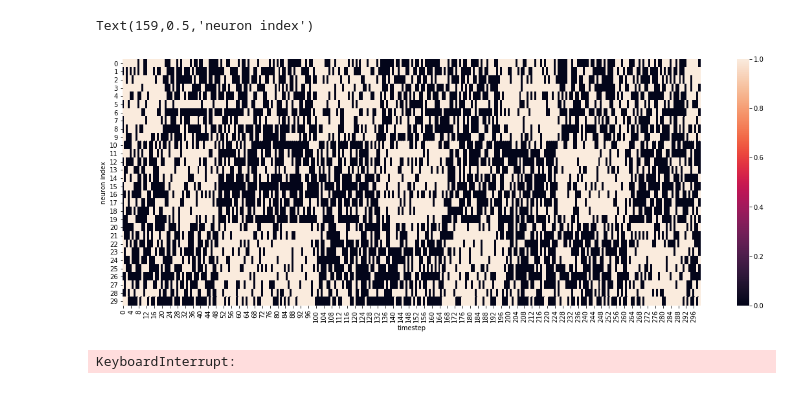
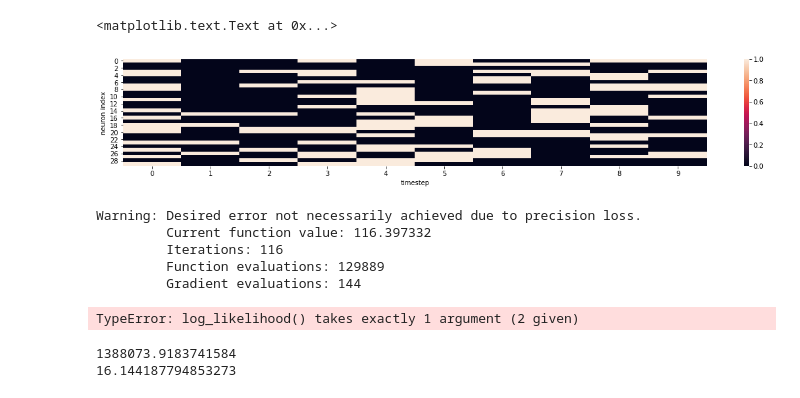
Before and after one commit to andrewcharlesjones/variational_spiking_networks, a Jupyter notebook: vi_spiking_visible_only.ipynb, the cells around one changed output. Cells and saved outputs as stored; diff of their text form; code cells hidden in the pictures.

Commit message:
started using autograd for gradients

```diff
--- a/vi_spiking_visible_only.ipynb
+++ b/vi_spiking_visible_only.ipynb
@@ -20,7 +20,7 @@ tau_baseline = 100.
 dt = 1.
 # %%
 num_neurons = 30
-num_timebins = 1000
+num_timebins = 10
 
 weights = np.random.normal(loc = 0, scale = 0.1, size = (num_neurons, num_neurons))
 # weights = np.array(
@@ -70,6 +70,8 @@ neuron_block_size = np.floor(num_neurons / 3)
 curr_neuron_block = 0
 interval_idx = 0
 timebin_counter = 0
+
+spikes[int(curr_neuron_block * neuron_block_size):int((curr_neuron_block + 1) * neuron_block_size), 0] = 1
 
 for tt in range(1, num_timebins):
 
@@ -84,7 +86,9 @@ for tt in range(1, num_timebins):
 
     rho[:, tt] = rho_0 * np.exp((u[:, tt] - v) / delta_u)
 
-    rho[int(curr_neuron_block * neuron_block_size):int((curr_neuron_block + 1) * neuron_block_size), tt] += 1.0
+    rho[int(curr_neuron_block * neuron_block_size):int((curr_neuron_block + 1) * neuron_block_size), tt] += 10.0
+    nonblock_idx = np.delete(np.arange(num_neurons), np.arange(int(curr_neuron_block * neuron_block_size), int((curr_neuron_block + 1) * neuron_block_size)))
+    rho[nonblock_idx, tt] = 0.05
 
 
 #         spikes[:, tt] = np.random.poisson(rho[:, tt])
@@ -103,13 +107,13 @@ for tt in range(1, num_timebins):
         else:
             curr_neuron_block = 0
 # %%
-fig, ax = plt.subplots(figsize=(20, 7))
-sns.heatmap(spikes[:, :300])
+fig, ax = plt.subplots(figsize=(20, 3))
+sns.heatmap(spikes)
 plt.xlabel("timestep")
 plt.ylabel("neuron index")
 # %% [output]
-Text(159,0.5,'neuron index')
+<matplotlib.text.Text at 0x...>
-[figure, old version]
+[figure, new version]
 # %%
 def log_likelihood(curr_weights):
 
@@ -136,8 +135,37 @@ def log_likelihood(curr_weights):
 x0 = np.random.normal(loc=0, scale=0.1, size=[num_neurons, num_neurons])
 res = optimize.minimize(log_likelihood, x0, options={'disp': True}, tol=1e-5)
 # %% [output]
-KeyboardInterrupt:
+Warning: Desired error not necessarily achieved due to precision loss.
+         Current function value: 116.397332
+         Iterations: 116
+         Function evaluations: 129889
+         Gradient evaluations: 144
+# %%
+## Take gradient of M network LL wrt M weights and update M weights
+from autograd import grad
+import autograd.numpy as np
+
+x0 = np.random.normal(loc=0, scale=0.1, size=[num_neurons, num_neurons])
+learned_weights = x0
+grad_LL = grad(log_likelihood)
+
+from autograd.misc.optimizers import adam
+optimized_params = adam(grad_LL, x0, step_size=mu_M, num_iters=5000)
+
+
+# for inum in range(5000):
+#     curr_LL = log_likelihood(learned_weights)
+#     M_weights_gradients = grad_LL(learned_weights)
+
+#     learned_weights -= mu_M * M_weights_gradients
+#     if inum % 500 == 0:
+#         print curr_LL
+# %% [output]
+TypeError: log_likelihood() takes exactly 1 argument (2 given)
 # %%
-# print np.sum((res.x - weights[0, :])**2)
 print np.sum((np.reshape(res.x, [num_neurons, num_neurons]) - weights)**2)
+print np.sum((learned_weights - weights)**2)
+# %% [output]
+1388073.9183741584
+16.144187794853273
 # %%
```
Also changed, not shown: parts of 10 cells of this notebook.
